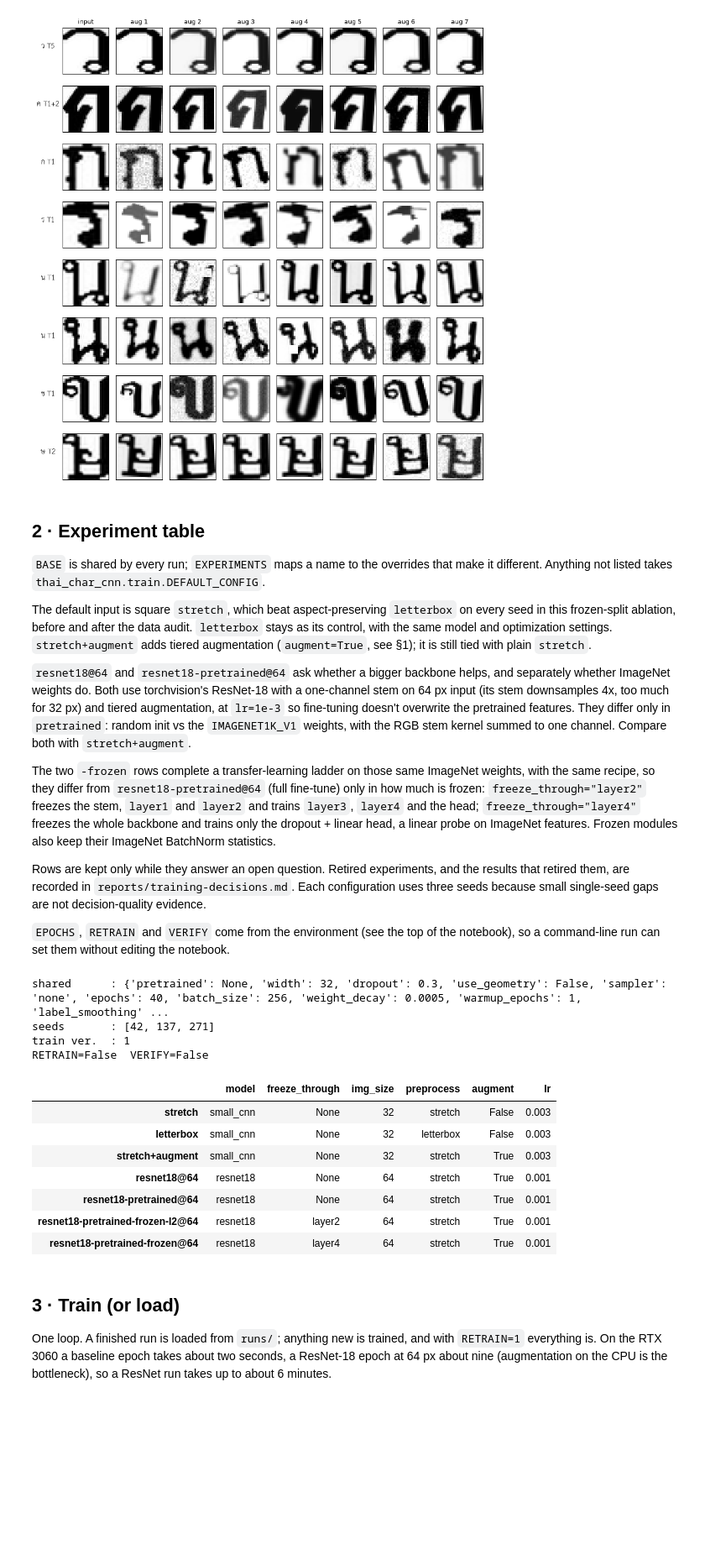
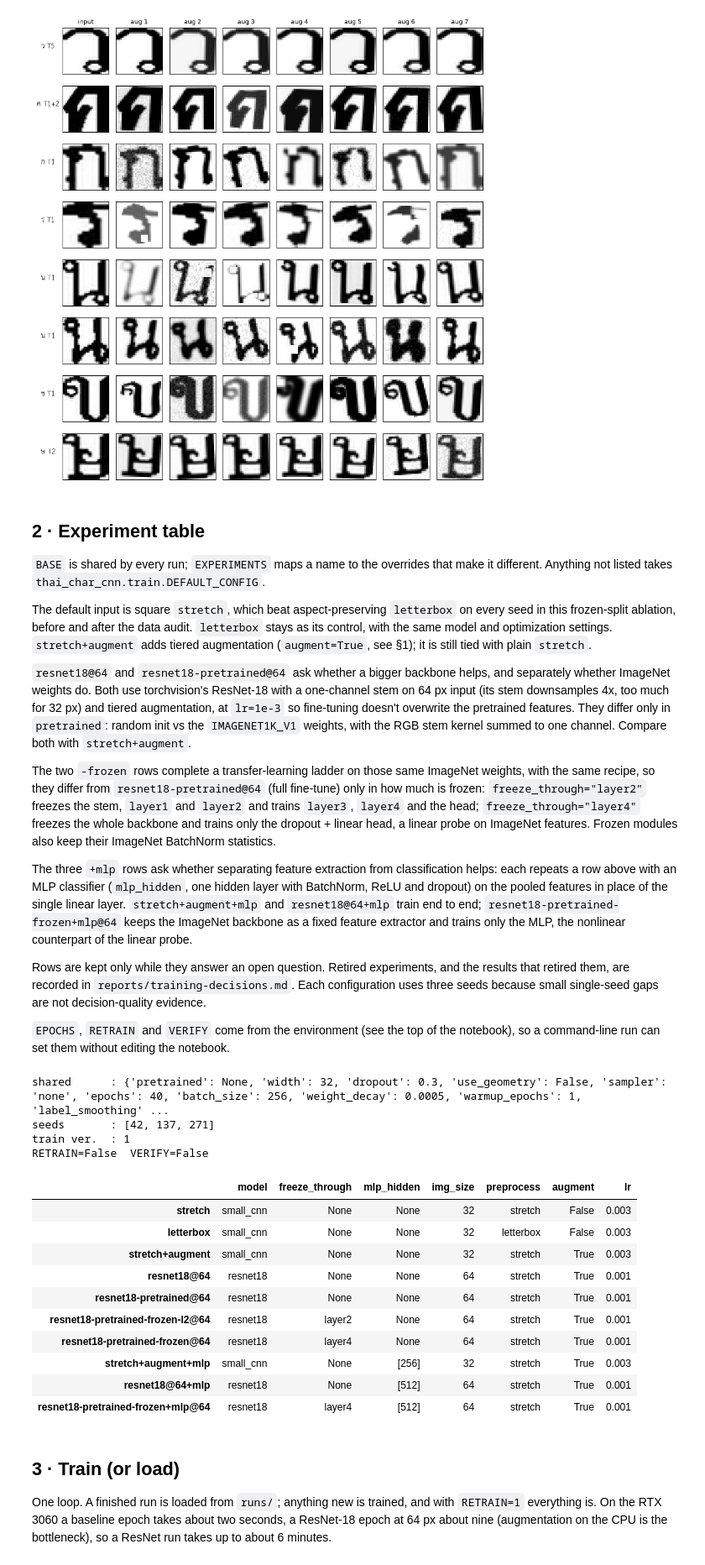
Before and after one commit to lemasc/thai-char-cnn, a Jupyter notebook: notebooks/04_train.ipynb, the cells around one changed output. Shown at 84% size. Cells and saved outputs as stored; diff of their text form; code cells hidden in the pictures; blank space fills up the shorter version.

```diff
--- a/notebooks/04_train.ipynb
+++ b/notebooks/04_train.ipynb
@@ -146,6 +146,12 @@ same recipe, so they differ from `resnet18-pretrained@64` (full fine-tune) only
 head; `freeze_through="layer4"` freezes the whole backbone and trains only the dropout + linear head,
 a linear probe on ImageNet features. Frozen modules also keep their ImageNet BatchNorm statistics.
 
+The three `+mlp` rows ask whether separating feature extraction from classification helps: each
+repeats a row above with an MLP classifier (`mlp_hidden`, one hidden layer with BatchNorm, ReLU and
+dropout) on the pooled features in place of the single linear layer. `stretch+augment+mlp` and
+`resnet18@64+mlp` train end to end; `resnet18-pretrained-frozen+mlp@64` keeps the ImageNet backbone as
+a fixed feature extractor and trains only the MLP, the nonlinear counterpart of the linear probe.
+
 Rows are kept only while they answer an open question. Retired experiments, and the results that
 retired them, are recorded in `reports/training-decisions.md`. Each
 configuration uses three seeds because small single-seed gaps are not decision-quality evidence.
@@ -157,41 +163,49 @@ BASE = dict(epochs=int(os.environ.get("EPOCHS", DEFAULT_CONFIG["epochs"])))
 SEEDS = [42, 137, 271]
 RETRAIN = os.environ.get("RETRAIN") == "1"
 VERIFY = os.environ.get("VERIFY") == "1"
 
 # ResNet-18 at 64 px: identical recipe, so the two rows differ only in their initial weights
 RESNET = dict(model="resnet18", img_size=64, augment=True, lr=1e-3)
 
 EXPERIMENTS = {
     "stretch": {},
     "letterbox": dict(preprocess="letterbox"),
     "stretch+augment": dict(augment=True),
     "resnet18@64": RESNET,
     "resnet18-pretrained@64": RESNET | dict(pretrained="IMAGENET1K_V1"),
     # transfer-learning ladder on the same pretrained weights: fine-tune all / freeze through layer2 / head only
     "resnet18-pretrained-frozen-l2@64": RESNET | dict(pretrained="IMAGENET1K_V1", freeze_through="layer2"),
     "resnet18-pretrained-frozen@64": RESNET | dict(pretrained="IMAGENET1K_V1", freeze_through="layer4"),
+    # CNN + MLP: same rows with an MLP classifier on the pooled features instead of one linear layer
+    "stretch+augment+mlp": dict(augment=True, mlp_hidden=[256]),
+    "resnet18@64+mlp": RESNET | dict(mlp_hidden=[512]),
+    "resnet18-pretrained-frozen+mlp@64": RESNET | dict(pretrained="IMAGENET1K_V1", freeze_through="layer4",
+                                                       mlp_hidden=[512]),
 }
 
 table = pd.DataFrame({name: DEFAULT_CONFIG | BASE | ov for name, ov in EXPERIMENTS.items()}).T
 varying = [c for c in table.columns if table[c].astype(str).nunique() > 1]
 print(f"shared      : {({k: v for k, v in (DEFAULT_CONFIG | BASE).items() if k not in varying})}")
 print(f"seeds       : {SEEDS}")
 print(f"train ver.  : {TRAIN_VERSION}")
 print(f"RETRAIN={RETRAIN}  VERIFY={VERIFY}")
 table[varying] if varying else table[[]].assign(overrides="none — baseline only")
 # %% [output]
 shared      : {'pretrained': None, 'width': 32, 'dropout': 0.3, 'use_geometry': False, 'sampler': 'none', 'epochs': 40, 'batch_size': 256, 'weight_decay': 0.0005, 'warmup_epochs': 1, 'label_smoothing' ...
 seeds       : [42, 137, 271]
 train ver.  : 1
 RETRAIN=False  VERIFY=False
-|  | model | freeze_through | img_size | preprocess | augment | lr |
-| stretch | small_cnn | None | 32 | stretch | False | 0.003 |
-| letterbox | small_cnn | None | 32 | letterbox | False | 0.003 |
-| stretch+augment | small_cnn | None | 32 | stretch | True | 0.003 |
-| resnet18@64 | resnet18 | None | 64 | stretch | True | 0.001 |
-| resnet18-pretrained@64 | resnet18 | None | 64 | stretch | True | 0.001 |
-| resnet18-pretrained-frozen-l2@64 | resnet18 | layer2 | 64 | stretch | True | 0.001 |
-| resnet18-pretrained-frozen@64 | resnet18 | layer4 | 64 | stretch | True | 0.001 |
+|  | model | freeze_through | mlp_hidden | img_size | preprocess | augment | lr |
+| stretch | small_cnn | None | None | 32 | stretch | False | 0.003 |
+| letterbox | small_cnn | None | None | 32 | letterbox | False | 0.003 |
+| stretch+augment | small_cnn | None | None | 32 | stretch | True | 0.003 |
+| resnet18@64 | resnet18 | None | None | 64 | stretch | True | 0.001 |
+| resnet18-pretrained@64 | resnet18 | None | None | 64 | stretch | True | 0.001 |
+| resnet18-pretrained-frozen-l2@64 | resnet18 | layer2 | None | 64 | stretch | True | 0.001 |
+| resnet18-pretrained-frozen@64 | resnet18 | layer4 | None | 64 | stretch | True | 0.001 |
+| stretch+augment+mlp | small_cnn | None | [256] | 32 | stretch | True | 0.003 |
+| resnet18@64+mlp | resnet18 | None | [512] | 64 | stretch | True | 0.001 |
+| resnet18-pretrained-frozen+mlp@64 | resnet18 | layer4 | [512] | 64 | stretch | True | 0.001 |
 # %% [markdown]
 ## 3 · Train (or load)
 
```
Also changed, not shown: parts of 2 cells of this notebook, 3 other files.
